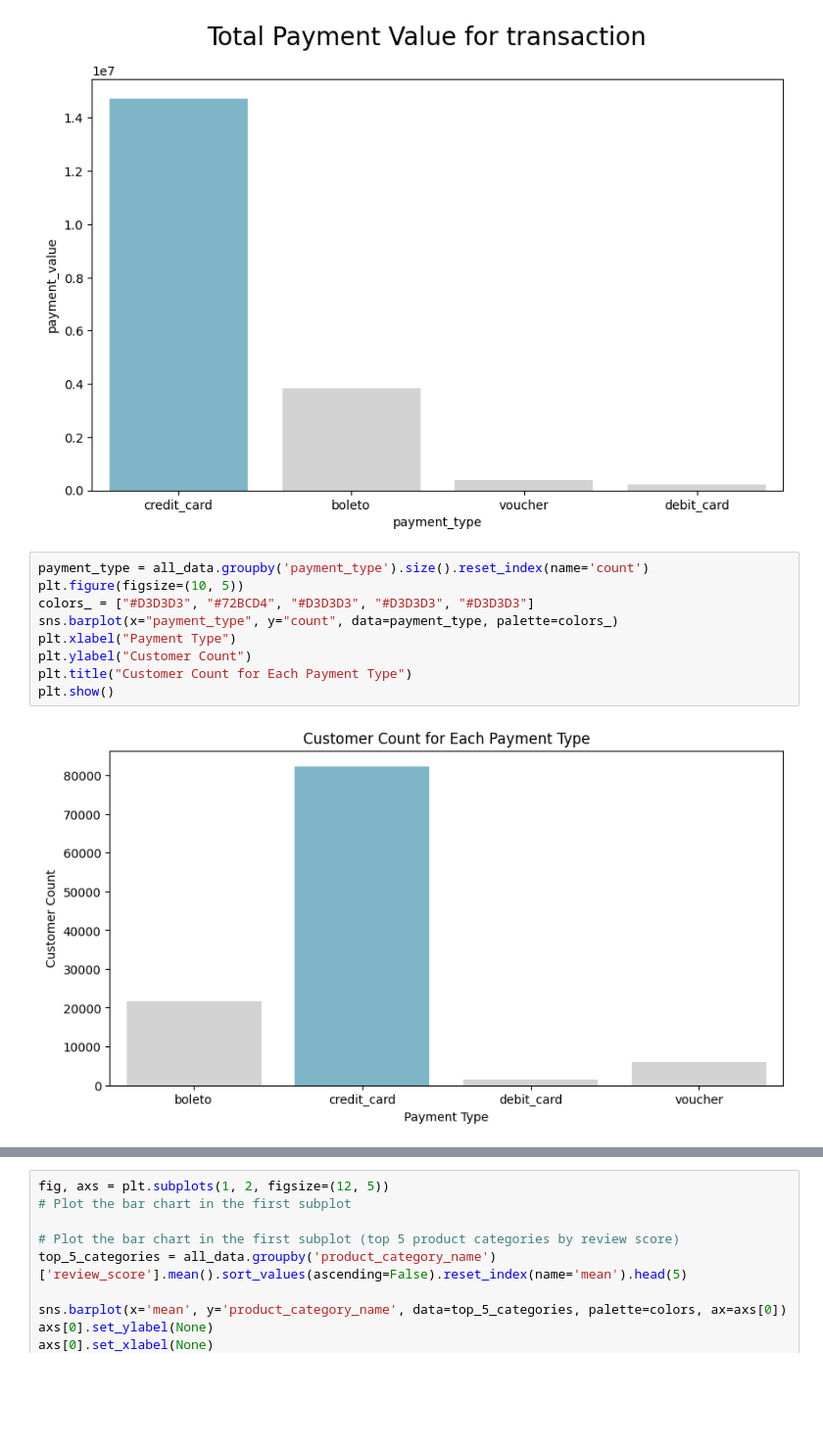
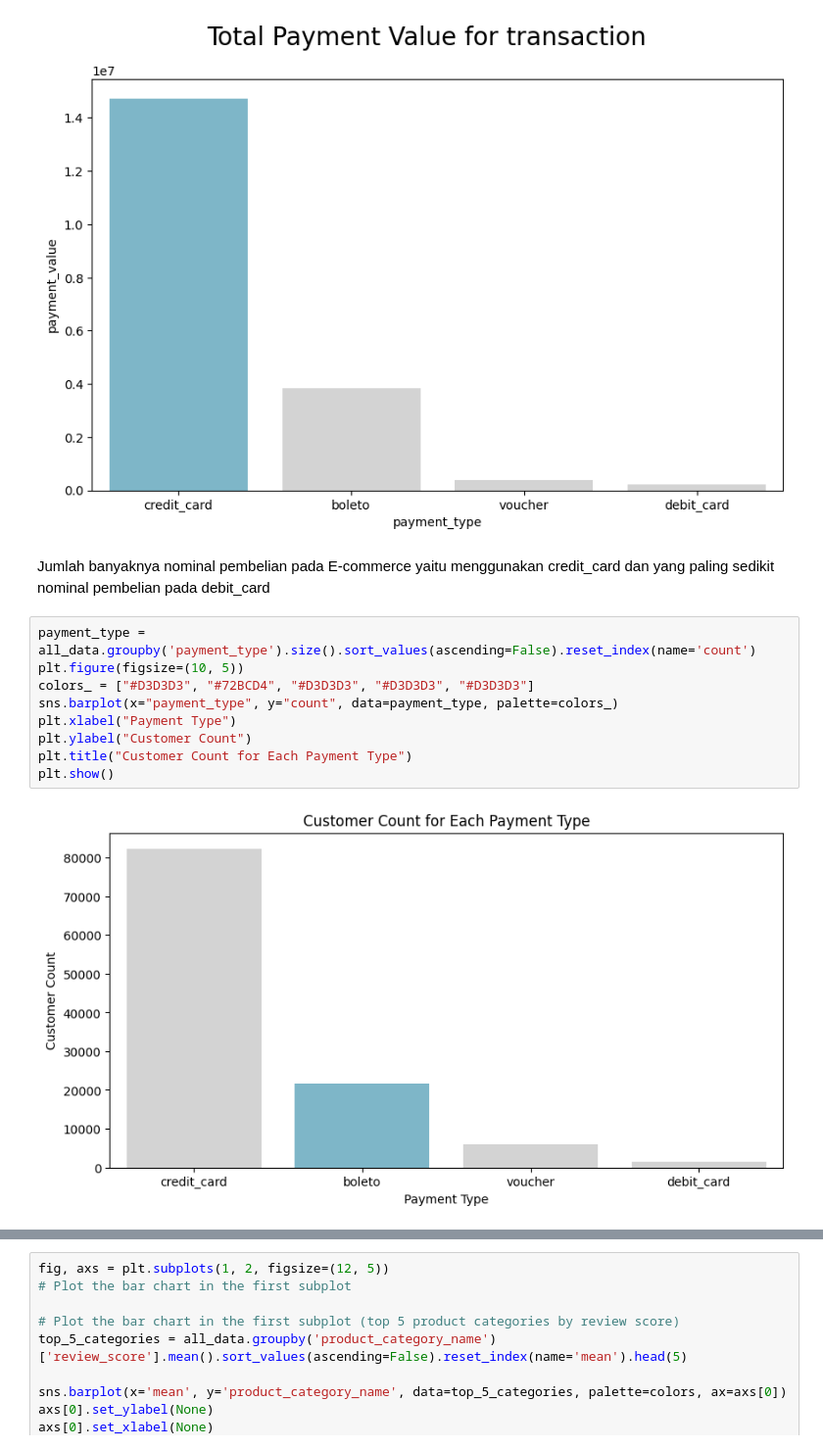
Before and after one commit to ilman79/Project_dicoding, a Jupyter notebook: Project_DataAnalisis.ipynb, the cells around one changed output, grey strips where cells are left out. Shown at 98% size. Cells and saved outputs as stored; diff of their text form; blank space fills up the shorter version.

```diff
--- a/Project_DataAnalisis.ipynb
+++ b/Project_DataAnalisis.ipynb
@@ -1208,14 +1218,16 @@ plt.suptitle("Total Payment Value for transaction", fontsize=20)
 plt.show()
 # %% [output]
 [figure]
+# %% [markdown]
+Jumlah banyaknya nominal pembelian pada E-commerce yaitu menggunakan credit_card dan yang paling sedikit nominal pembelian pada debit_card
 # %%
-payment_type = all_data.groupby('payment_type').size().reset_index(name='count')
+payment_type = all_data.groupby('payment_type').size().sort_values(ascending=False).reset_index(name='count')
 plt.figure(figsize=(10, 5))
 colors_ = ["#D3D3D3", "#72BCD4", "#D3D3D3", "#D3D3D3", "#D3D3D3"]
 sns.barplot(x="payment_type", y="count", data=payment_type, palette=colors_)
 plt.xlabel("Payment Type")
 plt.ylabel("Customer Count")
 plt.title("Customer Count for Each Payment Type")
 plt.show()
 # %% [output]
-[figure, old version]
+[figure, new version]
```
Also changed, not shown: parts of 23 cells of this notebook.
